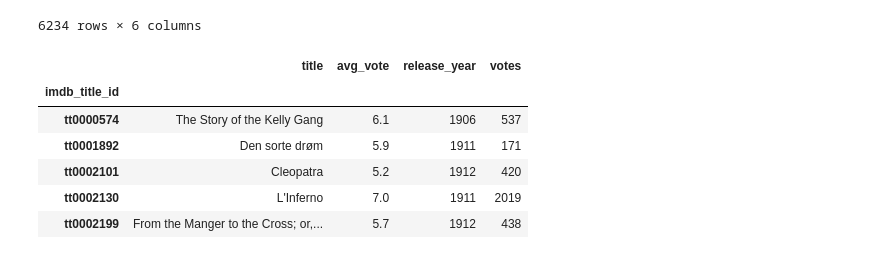
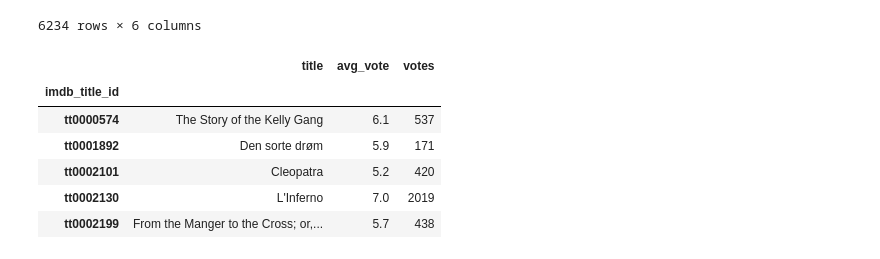
Before and after one commit to mrucker813/ETL-grp03, a Jupyter notebook: Project13.ipynb, the cells around one changed output. Drawn from its saved outputs; the diff is of its cells as text; code cells hidden in the pictures.

```diff
--- a/Project13.ipynb
+++ b/Project13.ipynb
@@ -20,7 +21,7 @@ movies_df
 | 6233 | 70153404 | TV Show | Friends | NaN | Jennifer Aniston, Courteney Cox, ... | United States | NaN | 2003 | TV-14 | 10 Seasons | ... |
 6234 rows × 12 columns
 # %%
-imdb_file = "../Resources/IMDb_movies.csv"
+imdb_file = "Resources/IMDb_movies.csv"
 imdb_df = pd.read_csv(imdb_file)
 imdb_df.head()
 # %% [output]
@@ -56,25 +57,25 @@ netflix_transformed
 | 70153404 | Friends | TV Show | TV-14 | 2003 | United States | Classic & Cult TV, TV Comedies |
 6234 rows × 6 columns
 # %%
-imdb_cols = ["imdb_title_id", "title", "avg_vote","year","votes"]
+imdb_cols = ["imdb_title_id", "title", "avg_vote","votes"]
 imdb_transformed= imdb_df[imdb_cols].copy()
 
-imdb_transformed = imdb_transformed.rename(columns={"year": "release_year"})
+#imdb_transformed = imdb_transformed.rename(columns={"year": "release_year"})
 
 
 
 imdb_transformed.drop_duplicates("imdb_title_id", inplace=True)
 imdb_transformed.set_index("imdb_title_id", inplace=True)
 
 imdb_transformed.head()
 # %% [output]
-|  | title | avg_vote | release_year | votes |
-| imdb_title_id |  |  |  |  |
-| tt0000574 | The Story of the Kelly Gang | 6.1 | 1906 | 537 |
-| tt0001892 | Den sorte drøm | 5.9 | 1911 | 171 |
-| tt0002101 | Cleopatra | 5.2 | 1912 | 420 |
-| tt0002130 | L'Inferno | 7.0 | 1911 | 2019 |
-| tt0002199 | From the Manger to the Cross; or,... | 5.7 | 1912 | 438 |
+|  | title | avg_vote | votes |
+| imdb_title_id |  |  |  |
+| tt0000574 | The Story of the Kelly Gang | 6.1 | 537 |
+| tt0001892 | Den sorte drøm | 5.9 | 171 |
+| tt0002101 | Cleopatra | 5.2 | 420 |
+| tt0002130 | L'Inferno | 7.0 | 2019 |
+| tt0002199 | From the Manger to the Cross; or,... | 5.7 | 438 |
 # %%
 combined_df = pd.merge(left=netflix_transformed, right=imdb_transformed, on='title', how = 'left')
 combined_df
```
Also changed, not shown: parts of 8 cells of this notebook, 2 other files.
